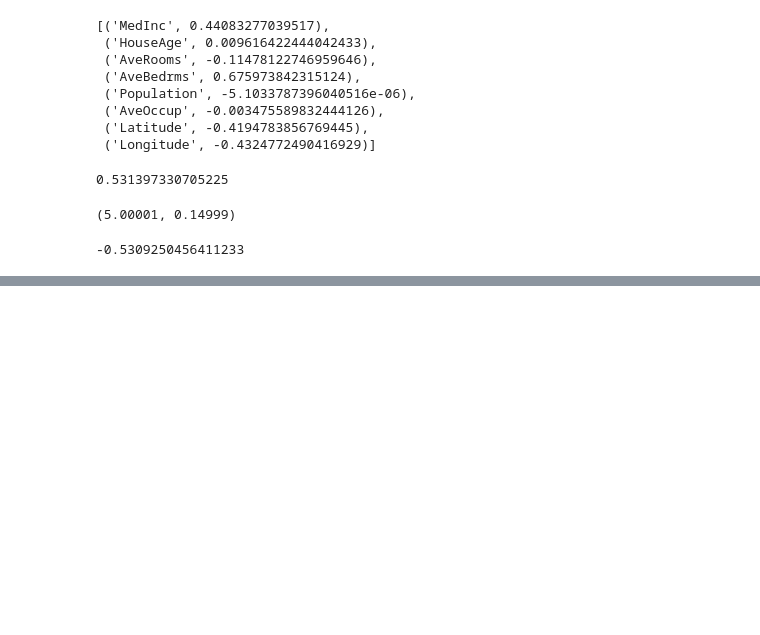
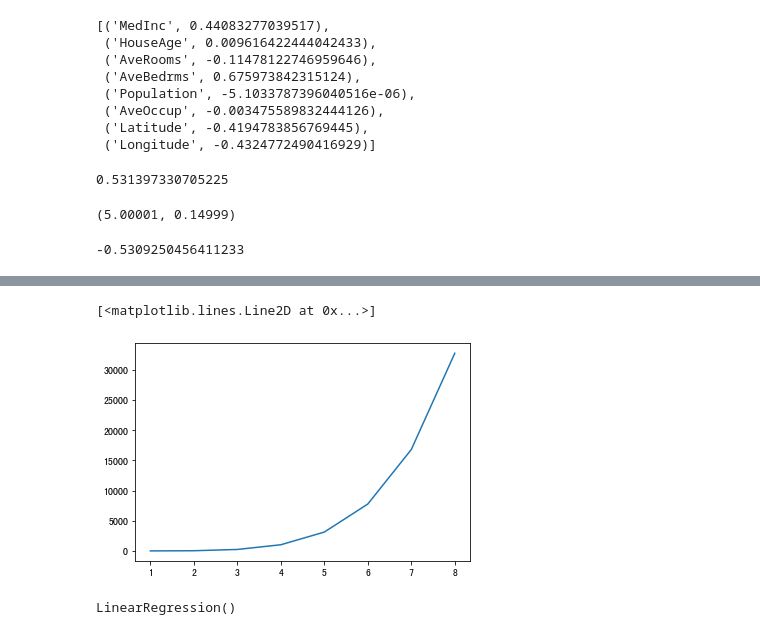
Before and after one commit to yscs2020/2021_to_improve, a Jupyter notebook: 202107/ml_algorithm/KNN.ipynb, the cells around one changed output, grey strips where cells are left out. Cells and saved outputs as stored; diff of their text form; code cells hidden in the pictures; blank space fills up the shorter version.

```diff
--- a/202107/ml_algorithm/KNN.ipynb
+++ b/202107/ml_algorithm/KNN.ipynb
@@ -300,0 +324,16 @@ cross_val_score(lr,x_train,y_train,cv=5,scoring='neg_mean_squared_error').mean()
+# %%
+import numpy as np
+import matplotlib.pyplot as plt
+x = np.array([1,2,3,4,5,6,7,8])
+y = x**5
+plt.plot(x,y)
+# %% [output]
+[<matplotlib.lines.Line2D at 0x...>]
+[figure, added]
+# %%
+x_train = [[6],[8],[10],[14],[18]]
+y_train = [[7],[9],[13],[17.5],[18]]
+regressor = LinearRegression()
+regressor.fit(x_train,y_train)
+# %% [output]
+LinearRegression()
```
Also changed, not shown: parts of 10 cells of this notebook.
